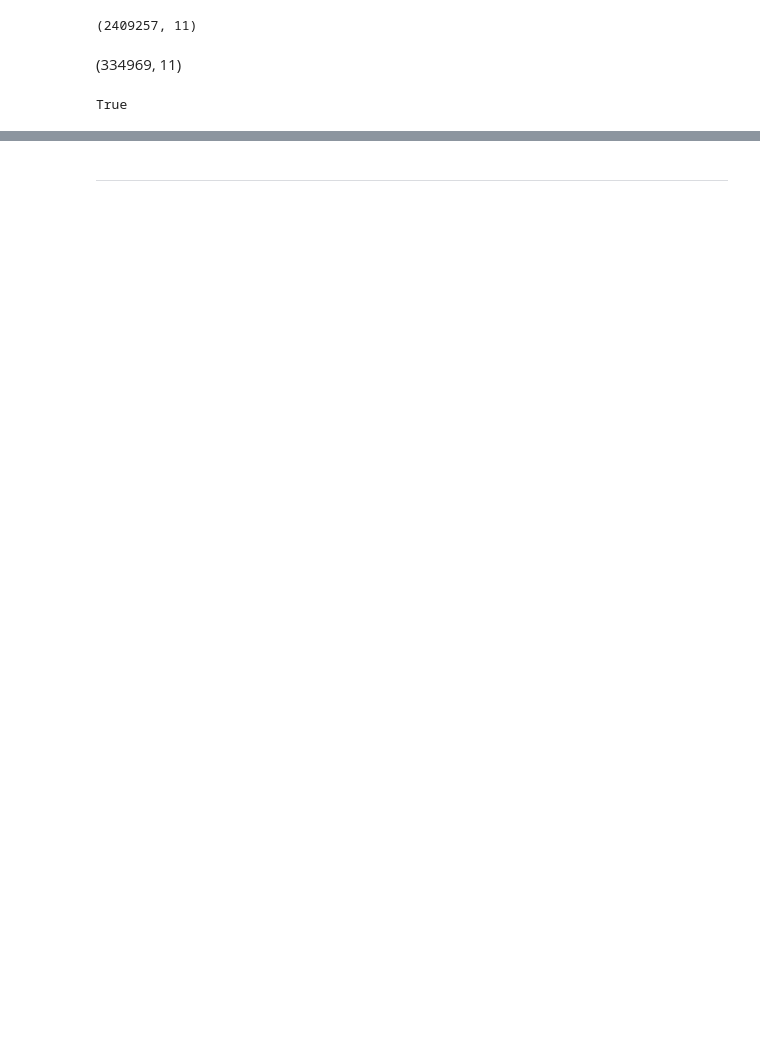
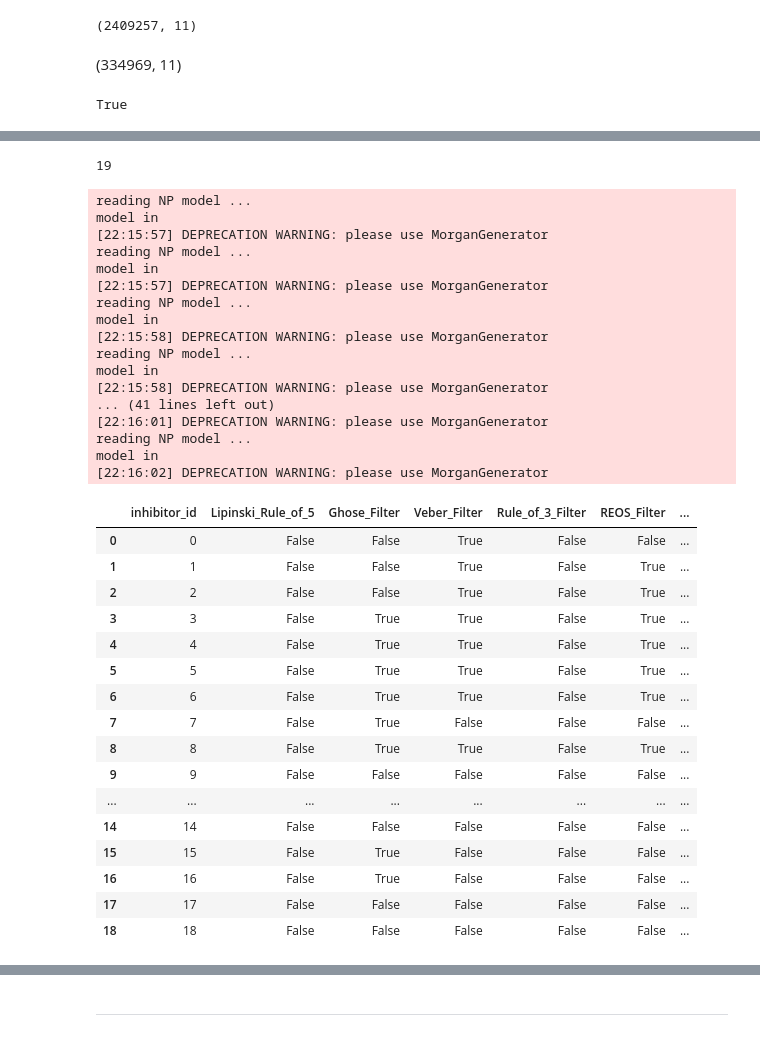
Before and after one commit to SleepDealler/In-Silco-Screening-and-Generating-for-TrmD-Inhibitors, a Jupyter notebook: notebooks/initial-screening-results-analysis.ipynb, the cells around one changed output, grey strips where cells are left out. Saved outputs shown, nothing was run; the diff lists cells and outputs as text; code cells hidden in the pictures; blank space fills up the shorter version.

```diff
--- a/notebooks/initial-screening-results-analysis.ipynb
+++ b/notebooks/initial-screening-results-analysis.ipynb
@@ -80,0 +159,52 @@ filtered_df
+# %%
+mpc = MolecularPropertyCalculator()
+# %%
+len(known_inhibitors_mol)
+# %% [output]
+19
+# %%
+results_df = pd.DataFrame(columns=["inhibitor_id", *mpc.get_result_keys()])
+# %%
+for key, value in known_inhibitors_mol.items():
+    basic_filters = mpc.calculate_basic_filters(value)
+    results_df = pd.concat(
+        [results_df, pd.DataFrame([{**{"inhibitor_id": key}, **basic_filters}])],
+        ignore_index=True,
+    )
+
+results_df
+# %% [output]
+reading NP model ...
+model in
+[22:15:57] DEPRECATION WARNING: please use MorganGenerator
+reading NP model ...
+model in
+[22:15:57] DEPRECATION WARNING: please use MorganGenerator
+reading NP model ...
+model in
+[22:15:58] DEPRECATION WARNING: please use MorganGenerator
+reading NP model ...
+model in
+[22:15:58] DEPRECATION WARNING: please use MorganGenerator
+... (41 lines left out)
+[22:16:01] DEPRECATION WARNING: please use MorganGenerator
+reading NP model ...
+model in
+[22:16:02] DEPRECATION WARNING: please use MorganGenerator
+|  | inhibitor_id | Lipinski_Rule_of_5 | Ghose_Filter | Veber_Filter | Rule_of_3_Filter | REOS_Filter | ... |
+| 0 | 0 | False | False | True | False | False | ... |
+| 1 | 1 | False | False | True | False | True | ... |
+| 2 | 2 | False | False | True | False | True | ... |
+| 3 | 3 | False | True | True | False | True | ... |
+| 4 | 4 | False | True | True | False | True | ... |
+| 5 | 5 | False | True | True | False | True | ... |
+| 6 | 6 | False | True | True | False | True | ... |
+| 7 | 7 | False | True | False | False | False | ... |
+| 8 | 8 | False | True | True | False | True | ... |
+| 9 | 9 | False | False | False | False | False | ... |
+| ... | ... | ... | ... | ... | ... | ... | ... |
+| 14 | 14 | False | False | False | False | False | ... |
+| 15 | 15 | False | True | False | False | False | ... |
+| 16 | 16 | False | True | False | False | False | ... |
+| 17 | 17 | False | False | False | False | False | ... |
+| 18 | 18 | False | False | False | False | False | ... |
```
Also changed, not shown: parts of 16 cells of this notebook, 2 other files.
